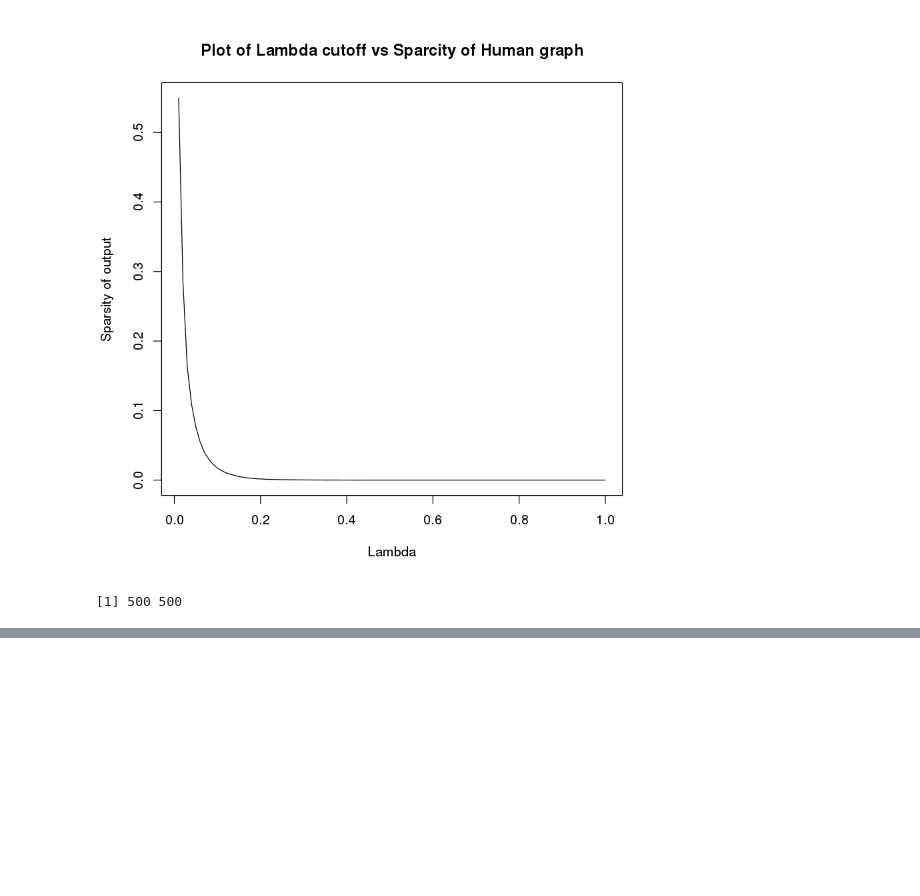
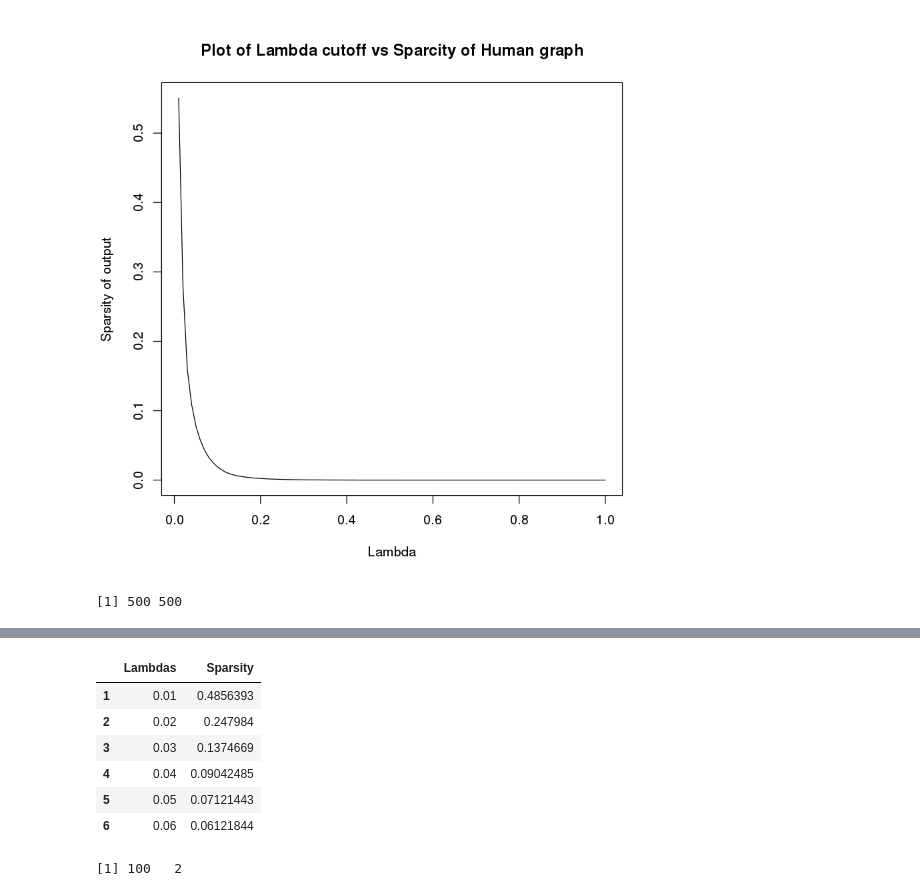
Before and after one commit to kanishkasthana/humanNeuronProject, a Jupyter notebook: processHumanData.ipynb, the cells around one changed output, grey strips where cells are left out. Drawn from its saved outputs; the diff is of its cells as text; code cells hidden in the pictures; blank space fills up the shorter version.

```diff
--- a/processHumanData.ipynb
+++ b/processHumanData.ipynb
@@ -103,0 +135,13 @@ print(dim(graphModel$icov[[1]]))
+# %%
+readingMouseOutput=read.table("mouseSparsityData.csv",header=TRUE)
+head(readingMouseOutput)
+dim(readingMouseOutput)
+# %% [output]
+|  | Lambdas | Sparsity |
+| 1 | 0.01 | 0.4856393 |
+| 2 | 0.02 | 0.247984 |
+| 3 | 0.03 | 0.1374669 |
+| 4 | 0.04 | 0.09042485 |
+| 5 | 0.05 | 0.07121443 |
+| 6 | 0.06 | 0.06121844 |
+[1] 100   2
```
Also changed, not shown: parts of 7 cells of this notebook.
